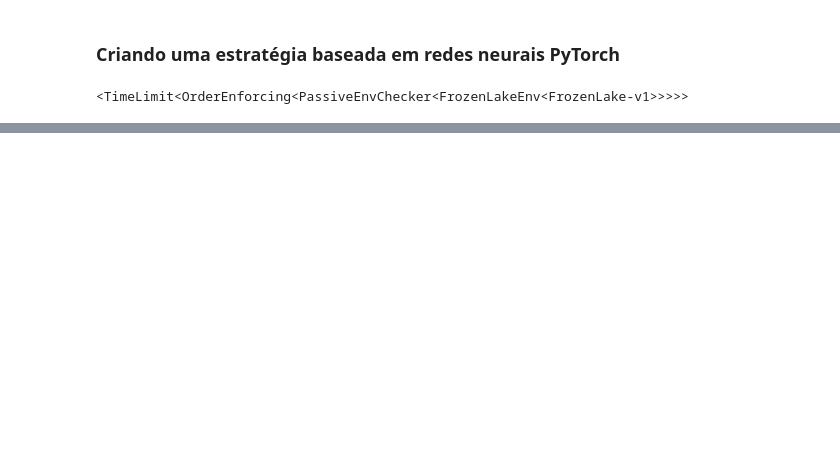
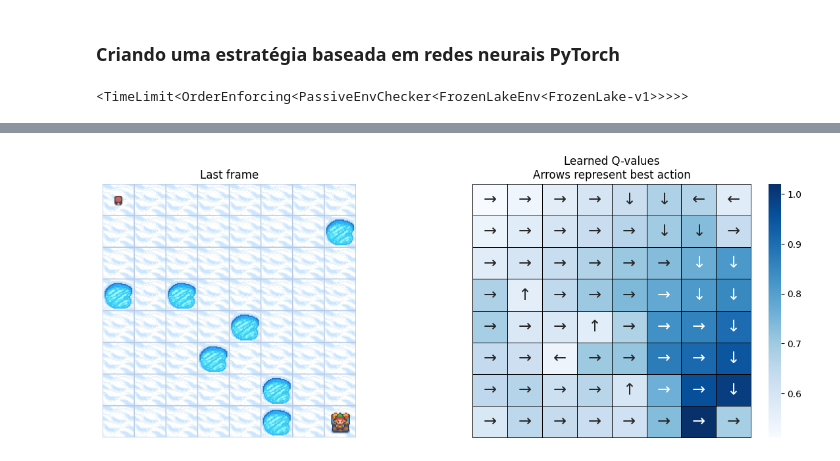
Before and after one commit to eduardoplima/rl-imd, a Jupyter notebook: relatorio_aprendizado_reforco.ipynb, the cells around one changed output, grey strips where cells are left out. Saved outputs shown, nothing was run; the diff lists cells and outputs as text; code cells hidden in the pictures; blank space fills up the shorter version.

```diff
--- a/relatorio_aprendizado_reforco.ipynb
+++ b/relatorio_aprendizado_reforco.ipynb
@@ -753,0 +963,43 @@ class QLearningAgent:
+# %%
+def plot_q_values_map(qtable_val_max, qtable_best_action, env, map_size):
+    """Plot the last frame of the simulation and the policy learned."""
+    qtable_val_max, qtable_directions = qtable_directions_map(qtable_val_max, qtable_best_action, map_size)
+
+    # Plot the last frame
+    fig, ax = plt.subplots(nrows=1, ncols=2, figsize=(15, 5))
+    ax[0].imshow(env.render())
+    ax[0].axis("off")
+    ax[0].set_title("Last frame")
+
+    # Plot the policy
+    sns.heatmap(
+        qtable_val_max,
+        annot=qtable_directions,
+        fmt="",
+        ax=ax[1],
+        cmap=sns.color_palette("Blues", as_cmap=True),
+        linewidths=0.7,
+        linecolor="black",
+        xticklabels=[],
+        yticklabels=[],
+        annot_kws={"fontsize": "xx-large"},
+    ).set(title="Learned Q-values\nArrows represent best action")
+    for _, spine in ax[1].spines.items():
+        spine.set_visible(True)
+        spine.set_linewidth(0.7)
+        spine.set_color("black")
+    plt.show()
+# %%
+qtable_val_max = np.zeros((side_map_size, side_map_size))
+qtable_best_action = np.zeros((side_map_size, side_map_size))
+q_network = agent.get_Q_Network()
+
+counter = 0
+while counter < side_map_size * side_map_size:
+    qtable_val_max[int(counter / side_map_size)][counter % side_map_size] = agent.max_eval_state(counter)
+    qtable_best_action[int(counter / side_map_size)][counter % side_map_size] = agent.eval_state(counter)
+    counter = counter + 1
+
+plot_q_values_map(qtable_val_max, qtable_best_action, env, side_map_size)
+# %% [output]
+[figure, added]
```
Also changed, not shown: parts of 15 cells of this notebook.
